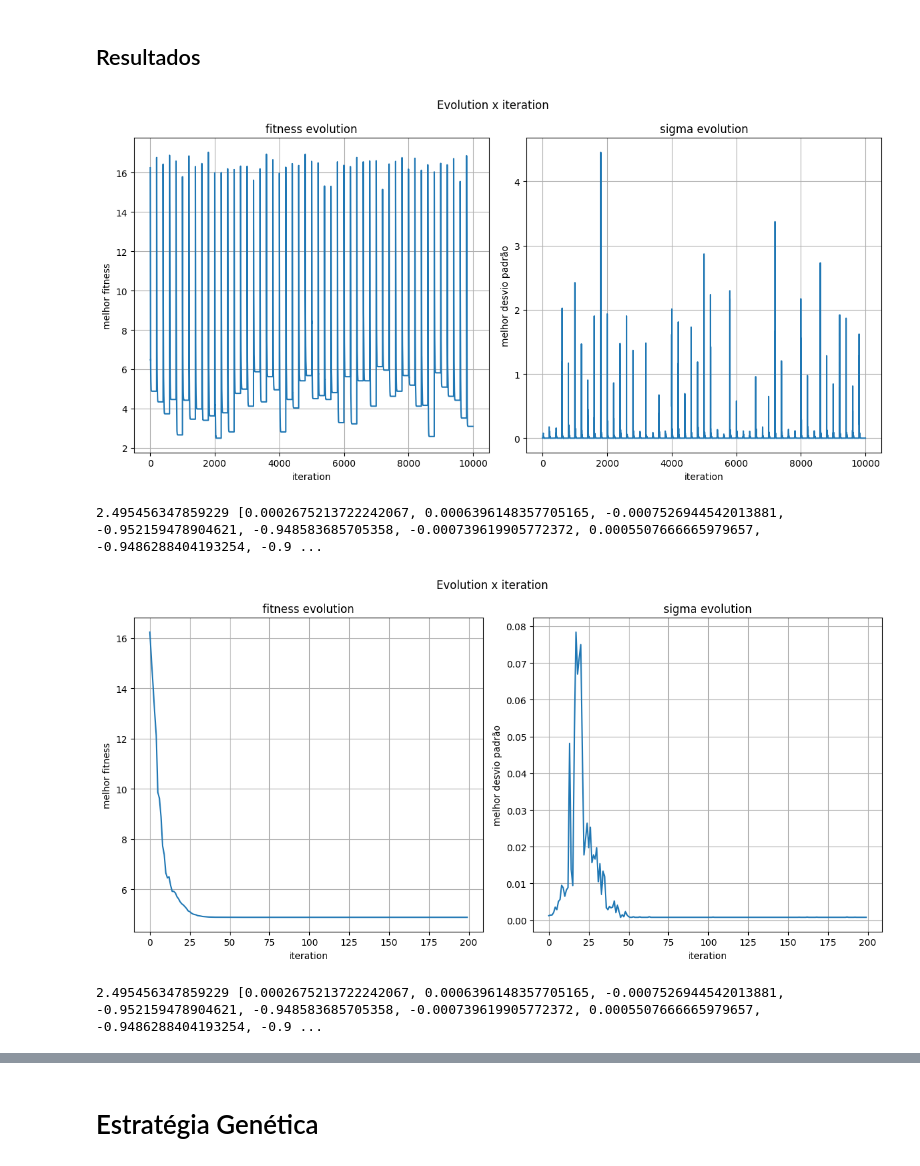
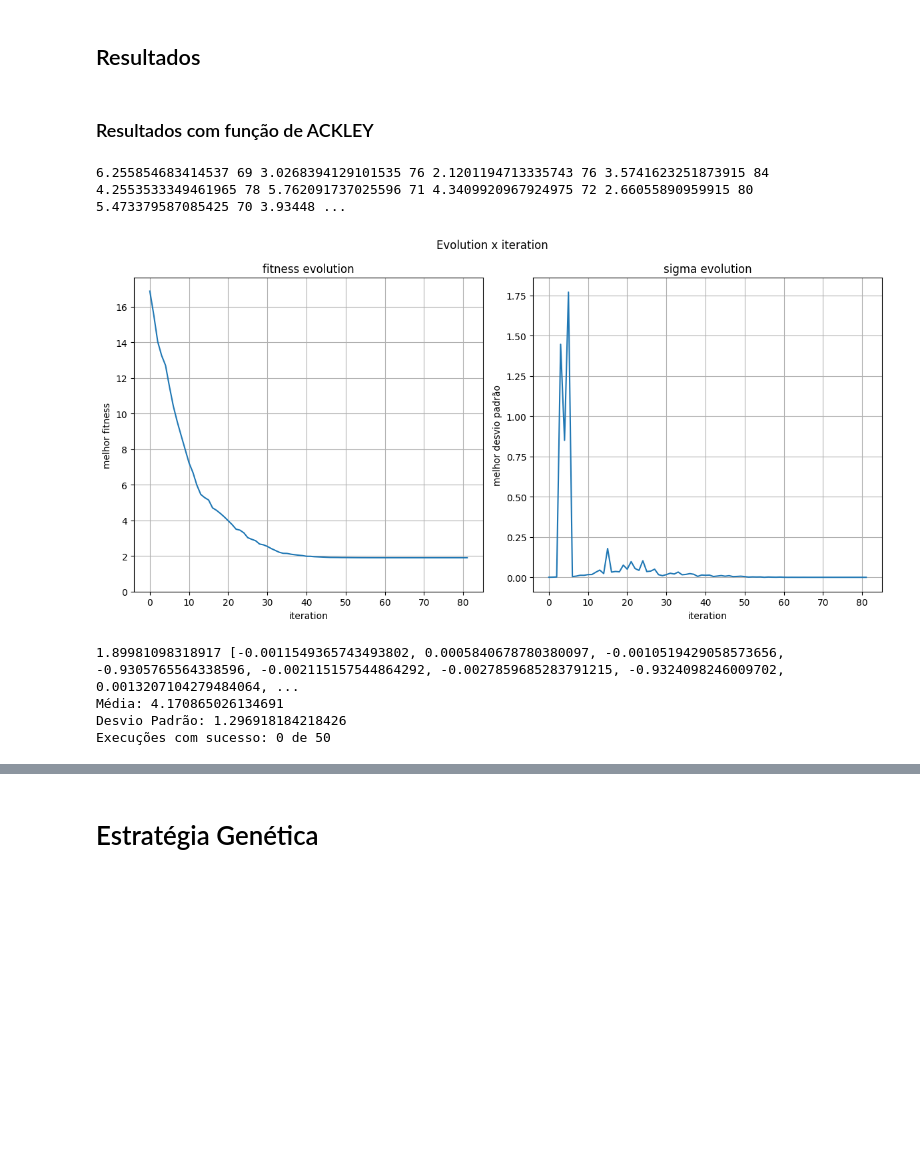
Before and after one commit to vhlk/EEAckleyFunc, a Jupyter notebook: AckleyEE.ipynb, the cells around one changed output, grey strips where cells are left out. Cells and saved outputs as stored; diff of their text form; code cells hidden in the pictures; blank space fills up the shorter version.

```diff
--- a/AckleyEE.ipynb
+++ b/AckleyEE.ipynb
@@ -200,17 +204,20 @@ SURV_SELECTION_FUNC = generational
 # %% [markdown]
 ## Condição de parada
 # %%
-def is_close(a: float, b: float, diff: float = 0.00001):
+def is_close(a: float, b: float, diff: float = 0.005):
     if a + diff > b and b + diff > a:
         return True
 
     return False
 # %%
-def should_stop(curr_best_fitness: float, curr_iter: int):
+def should_stop(curr_best_fitness: float, curr_iter: int, iter_sem_melhora: int):
+    global MAX_ITERS, LIM_DE_ITER_SEM_MELHORA
     if is_close(curr_best_fitness, 0):
         return True
     if curr_iter == MAX_ITERS:
         return True
+    if iter_sem_melhora == LIM_DE_ITER_SEM_MELHORA:
+        return True
 
     return False
 # %% [markdown]
@@ -275,7 +282,7 @@ def plot_results(best_fitness, best_solution, bests_fitness, bests_sigma, iterat
 
     # Fitness
     ax1.plot(range(0,iteration), bests_fitness)
-    ax1.set(xlabel='iteration', ylabel='melhor fitness',
+    ax1.set(xlabel='iteration', ylabel='melhor fitness',ylim = 0,
            title='fitness evolution')
     ax1.grid()
 
@@ -297,0 +299,29 @@ POP_TEST = POPULACAO.copy()
+# %%
+def run_executions():
+    num_exec_com_sucesso = 0
+    best_result = [float("inf"), None, None, None, None]
+    bests_fitness = []
+
+    for i in range(NUM_EXEC):
+        results = generate_solution()
+        bests_fitness.append(results[0])
+
+        if is_close(results[0], 0):
+            num_exec_com_sucesso += 1
+
+        if best_result[0] > results[0]:
+            best_result[0] = results[0] # Melhor fitness da execução
+            best_result[1] = results[1] # Solução com melhor fitness da execução
+            best_result[2] = results[2] # Evolução do melhor fitness da execução com melhor fitness
+            best_result[3] = results[3] # Evolução do sigma do melhor fitness da execução com melhor fitness
+            best_result[4] = results[4] # iteração de parada da execução com melhor fitness
+
+        print(f'{results[0] : .4f}', f'{results[4] : .4f}', end=" ")
+
+    plot_results(best_result[0], best_result[1], best_result[2], best_result[3], best_result[4])
+
+    print("Média:", np.mean(bests_fitness))
+    print("Desvio Padrão:", np.std(bests_fitness))
+    print("Execuções com sucesso:", num_exec_com_sucesso, "de", NUM_EXEC)
+# %% [markdown]
+### Resultados com função de ACKLEY
@@ -298,18 +330,16 @@ POP_TEST = POPULACAO.copy()
 # %%
 FITNESS_FUNC = ackley_funct
 CROSSOVER_FUNC = local_discrete
 SURV_SELECTION_FUNC = generational
-POPULACAO = POP_TEST.copy()
 
-best_fitness, best_solution, bests_fitness, bests_sigma, iteration = generate_solution()
+run_executions()
+# %% [output]
+6.255854683414537 69 3.0268394129101535 76 2.1201194713335743 76 3.5741623251873915 84 4.2553533349461965 78 5.762091737025596 71 4.3409920967924975 72 2.66055890959915 80 5.473379587085425 70 3.93448 ...
+[figure, added]
+1.89981098318917 [-0.0011549365743493802, 0.0005840678780380097, -0.0010519429058573656, -0.9305765564338596, -0.002115157544864292, -0.0027859685283791215, -0.9324098246009702, 0.0013207104279484064, ...
+Média: 4.170865026134691
+Desvio Padrão: 1.296918184218426
+Execuções com sucesso: 0 de 50
-# %%
-plot_results(best_fitness, best_solution, bests_fitness, bests_sigma, iteration)
-plot_results(best_fitness, best_solution, bests_fitness[:200], bests_sigma[:200], min(iteration,200))
-# %% [output]
-[figure, removed]
-2.495456347859229 [0.0002675213722242067, 0.0006396148357705165, -0.0007526944542013881, -0.952159478904621, -0.948583685705358, -0.000739619905772372, 0.0005507666665979657, -0.9486288404193254, -0.9 ...
-[figure, removed]
-2.495456347859229 [0.0002675213722242067, 0.0006396148357705165, -0.0007526944542013881, -0.952159478904621, -0.948583685705358, -0.000739619905772372, 0.0005507666665979657, -0.9486288404193254, -0.9 ...
 # %%
 FITNESS_FUNC = ackley_funct
 CROSSOVER_FUNC = local_discrete
```
Also changed, not shown: parts of 21 cells of this notebook.
